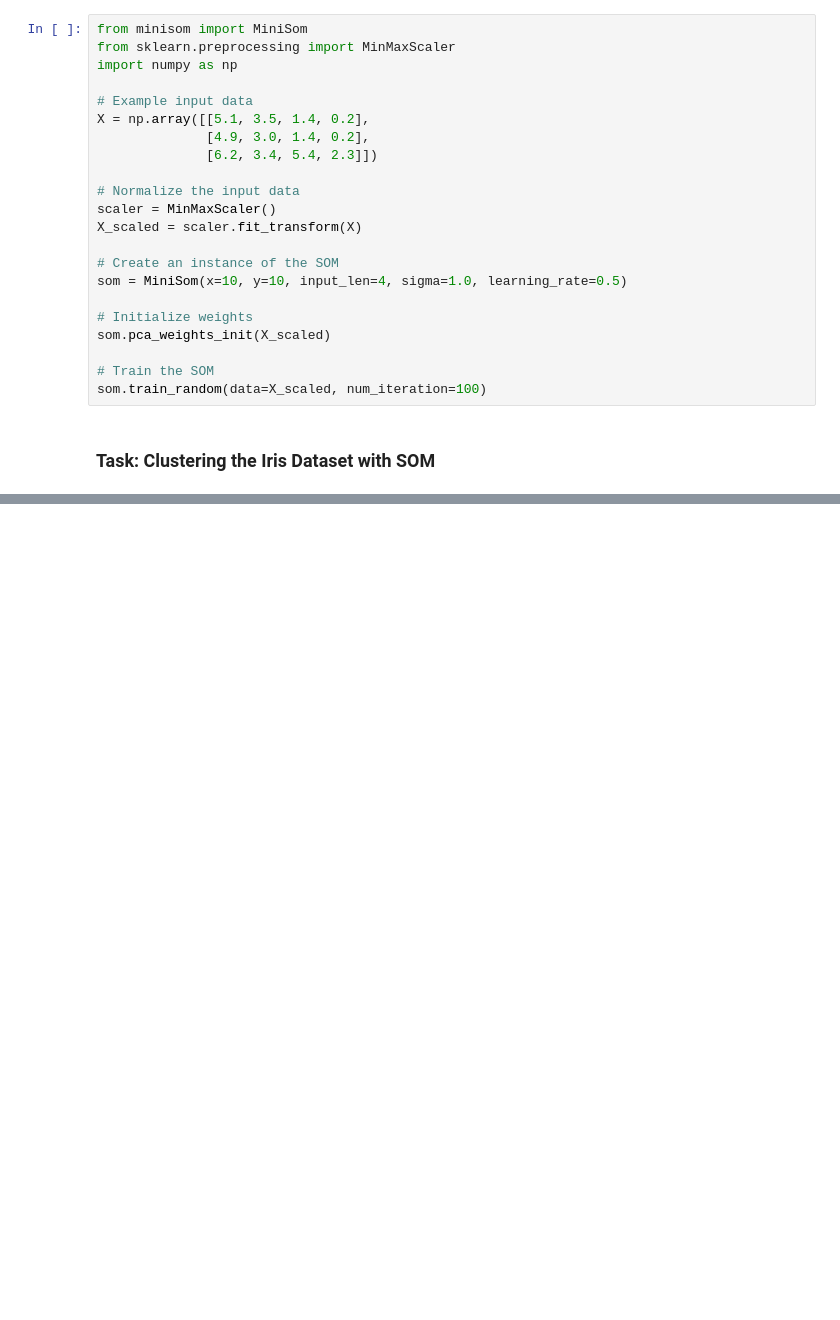
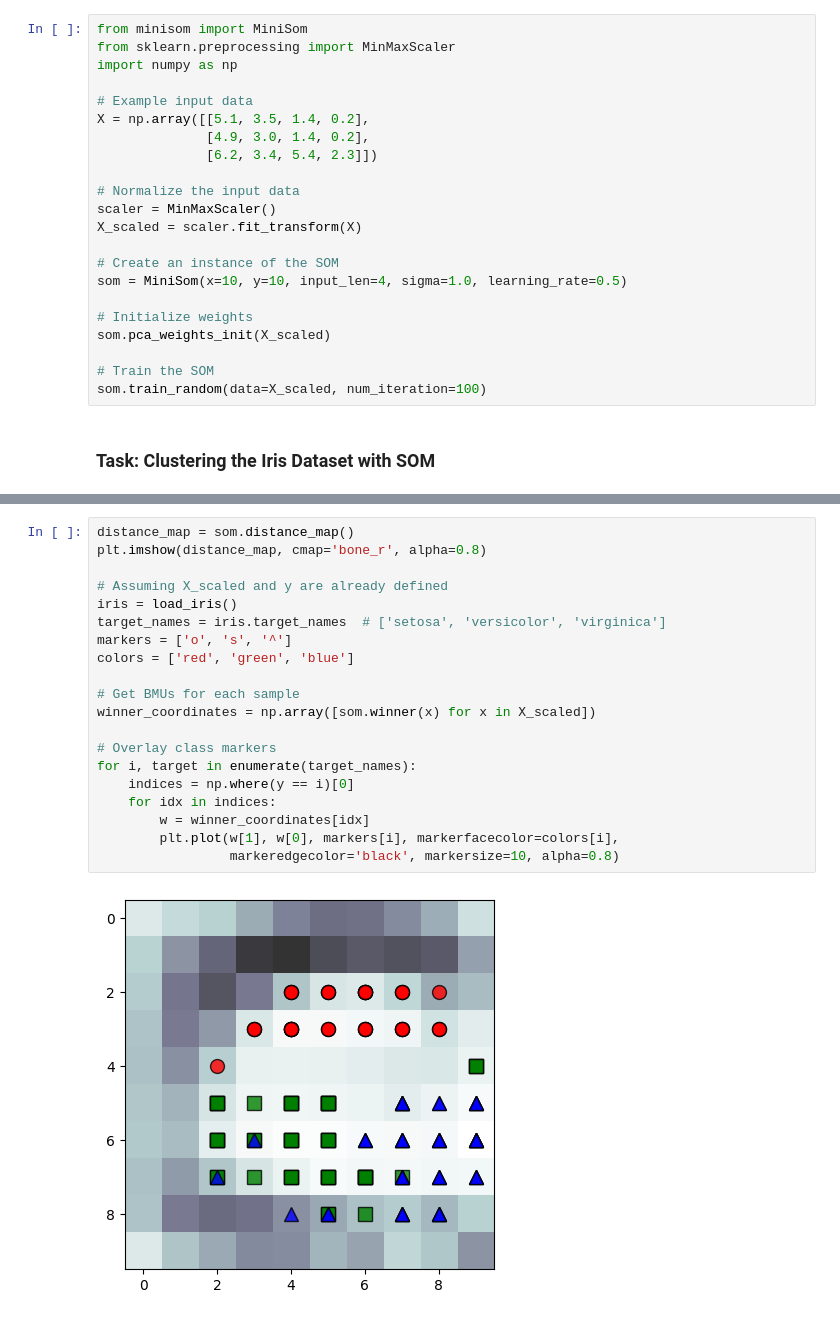
Before and after one commit to KATTA-00/CO542-Neural-Networks-Labs, a Jupyter notebook: lab04/E19129_lab04.ipynb, the cells around one changed output, grey strips where cells are left out. Saved outputs shown, nothing was run; the diff lists cells and outputs as text; blank space fills up the shorter version.

```diff
--- a/lab04/E19129_lab04.ipynb
+++ b/lab04/E19129_lab04.ipynb
@@ -46,0 +86,22 @@ som.train_random(data=X_scaled, num_iteration=100)
+# %%
+distance_map = som.distance_map()
+plt.imshow(distance_map, cmap='bone_r', alpha=0.8)
+
+# Assuming X_scaled and y are already defined
+iris = load_iris()
+target_names = iris.target_names  # ['setosa', 'versicolor', 'virginica']
+markers = ['o', 's', '^']
+colors = ['red', 'green', 'blue']
+
+# Get BMUs for each sample
+winner_coordinates = np.array([som.winner(x) for x in X_scaled])
+
+# Overlay class markers
+for i, target in enumerate(target_names):
+    indices = np.where(y == i)[0]
+    for idx in indices:
+        w = winner_coordinates[idx]
+        plt.plot(w[1], w[0], markers[i], markerfacecolor=colors[i],
+                 markeredgecolor='black', markersize=10, alpha=0.8)
+# %% [output]
+[figure, added]
```
Also changed, not shown: parts of 25 cells of this notebook.
